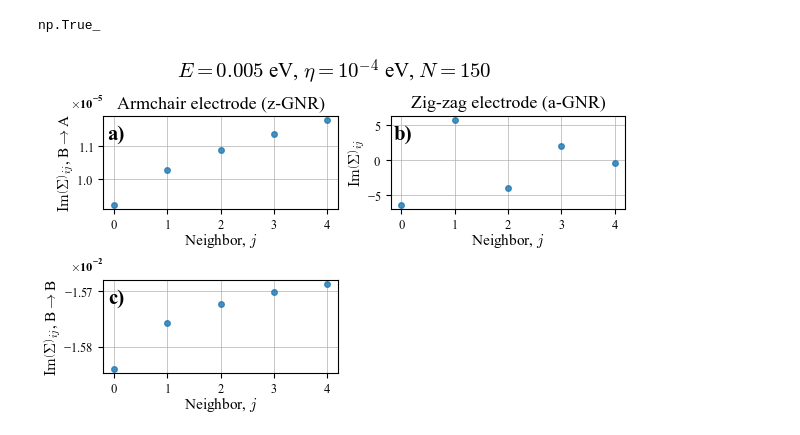
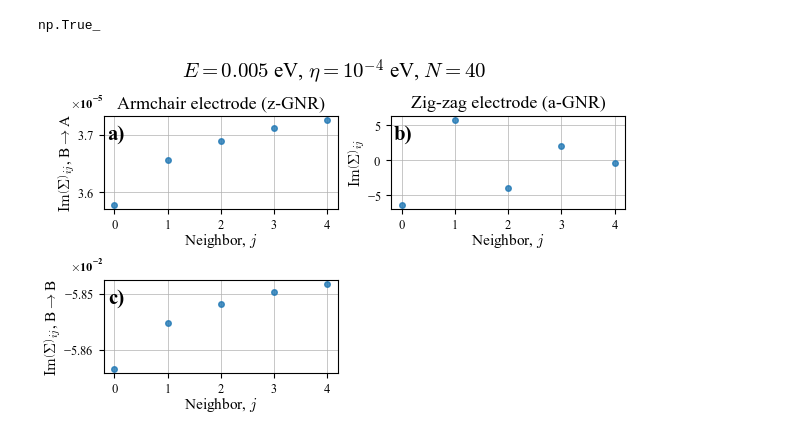
Before and after one commit to BastianValhoj/QTM-ML, a Jupyter notebook: scripts/overnight/siesta-calcs/investigate_edges.ipynb, the cells around one changed output. Drawn from its saved outputs; the diff is of its cells as text; code cells hidden in the pictures.

```diff
--- a/scripts/overnight/siesta-calcs/investigate_edges.ipynb
+++ b/scripts/overnight/siesta-calcs/investigate_edges.ipynb
@@ -478,7 +478,7 @@ fig, ax = thesis_fig(subplots=(2,2))
 
 ax[0,0].set_title(f"Armchair electrode (z-GNR)")
 ax[0,1].set_title(f"Zig-zag electrode (a-GNR)")
-_N = -1
+_N = 3
 neighbor_list = range(num_neighbours)
 # for i in range(num_neighbours):
 ax[0, 0].plot(neighbor_list, ZcoupL_A[sort_Z][_N, neighbor_list], linestyle="none", marker="o", markersize=4, alpha=0.8, label=f"$\\frac{{N}}{{2}}-{i}$")
@@ -492,31 +492,31 @@ ax[0,1].plot(neighbor_list, (AcoupL[sort_A][_N, neighbor_list]), linestyle="none
 
 ax[0,0].set(ylabel=r"$\mathrm{Im}{\left(\Sigma\right)}_{ij}$, B$\to$A")
 ax[1,0].set(ylabel=r"$\mathrm{Im}{\left(\Sigma\right)}_{ij}$, B$\to$B")
 ax[0,1].set(ylabel=r"$\mathrm{Im}{\left(\Sigma\right)}_{ij}$")
 
 for a in ax.flatten():
     a.ticklabel_format(style="sci", axis="y", scilimits=(-1,2), useMathText=True)
     a.yaxis.get_offset_text().set_weight('bold')
     a.yaxis.get_offset_text().set(ha="right", va="bottom")
 
 ax[1,1].set_axis_off()
 for a in ax.flatten():
     if a.axison:
 
         a.grid()
         ymin, ymax = a.get_ylim()
         a.set(
             # ylim=(min(ymin, 0),
             #       max(ymax, 0)),
             xlabel="Neighbor, $j$"
             )
 
 label_subplots(ax.flatten()[:3], pos=(0.09, 0.9))
 # fig.legend([f"$\\frac{{N}}{{2}} + {i}$" for i in range(num_neighbours)], loc=(0.625, 0.125), ncols=2, title="Neighbour, $j$")
 
 fig.suptitle(fr"$E = {E}$ eV, $\eta = {eta_formatter(eta)}$ eV, $N={nA[sort_A][_N]}$")
 fig.set_constrained_layout(True)
 fig.savefig('./figures/investigate_edges_coupling_Vs_neighbor')
 # fig.tight_layout()
 # %% [output]
-[figure, old version]
+[figure, new version]
```
Also changed, not shown: 3 other files.
